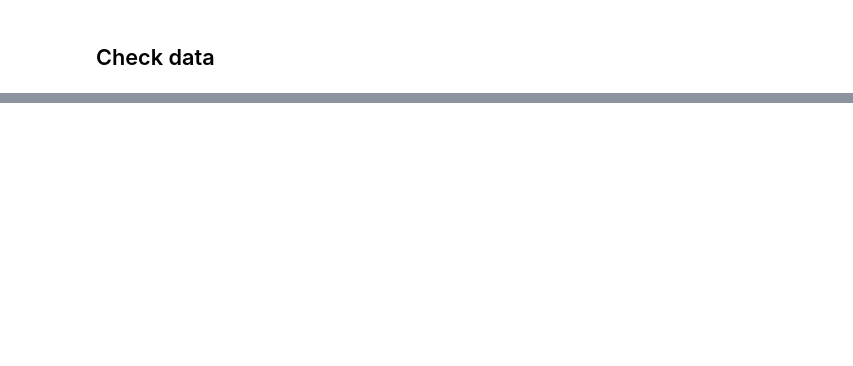
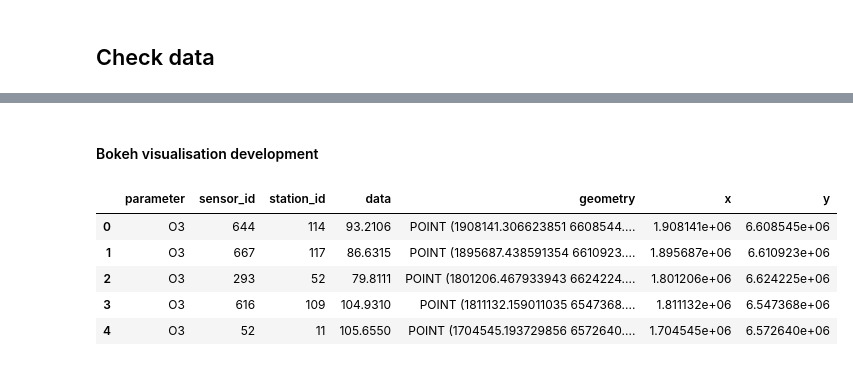
Before and after one commit to lukaszKielar/Home-Air-Quality-Station, a Jupyter notebook: python/GIOS_readings.ipynb, the cells around one changed output, grey strips where cells are left out. Drawn from its saved outputs; the diff is of its cells as text; code cells hidden in the pictures; blank space fills up the shorter version.

Commit message:
Bokeh notebook updated

```diff
--- a/python/GIOS_readings.ipynb
+++ b/python/GIOS_readings.ipynb
@@ -152,0 +163,18 @@ ModuleNotFoundError: No module named 'bokeh'
+# %% [markdown]
+#### Bokeh visualisation development
+# %%
+param_df = sensors_df[sensors_df["parameter"]=="O3"]
+param_df = gpd.GeoDataFrame(pd.merge(param_df, stations_df, on='station_id'))
+param_df.dropna(inplace=True)
+param_df.crs = from_epsg(4326)
+param_df_3395 = param_df.to_crs(epsg=3395)  # conversion to World Mercator needed
+param_df_3395['x'] = param_df_3395['geometry'].x
+param_df_3395['y'] = param_df_3395['geometry'].y
+param_df_3395.head()
+# %% [output]
+|  | parameter | sensor_id | station_id | data | geometry | x | y |
+| 0 | O3 | 644 | 114 | 93.2106 | POINT (1908141.306623851 6608544.... | 1.908141e+06 | 6.608545e+06 |
+| 1 | O3 | 667 | 117 | 86.6315 | POINT (1895687.438591354 6610923.... | 1.895687e+06 | 6.610923e+06 |
+| 2 | O3 | 293 | 52 | 79.8111 | POINT (1801206.467933943 6624224.... | 1.801206e+06 | 6.624225e+06 |
+| 3 | O3 | 616 | 109 | 104.9310 | POINT (1811132.159011035 6547368.... | 1.811132e+06 | 6.547368e+06 |
+| 4 | O3 | 52 | 11 | 105.6550 | POINT (1704545.193729856 6572640.... | 1.704545e+06 | 6.572640e+06 |
```
Also changed, not shown: parts of 11 cells of this notebook.
